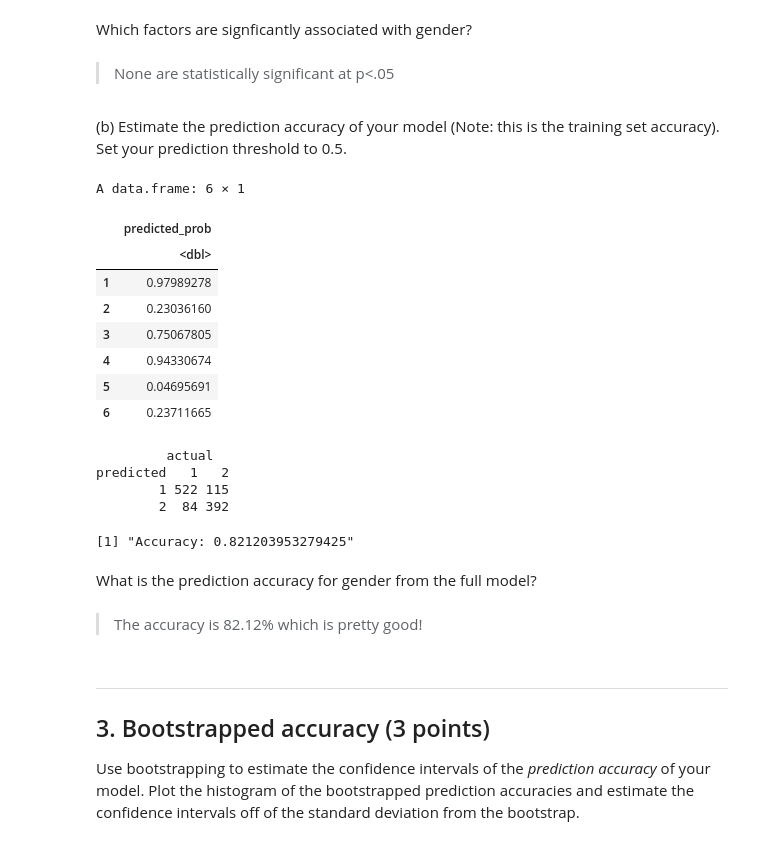
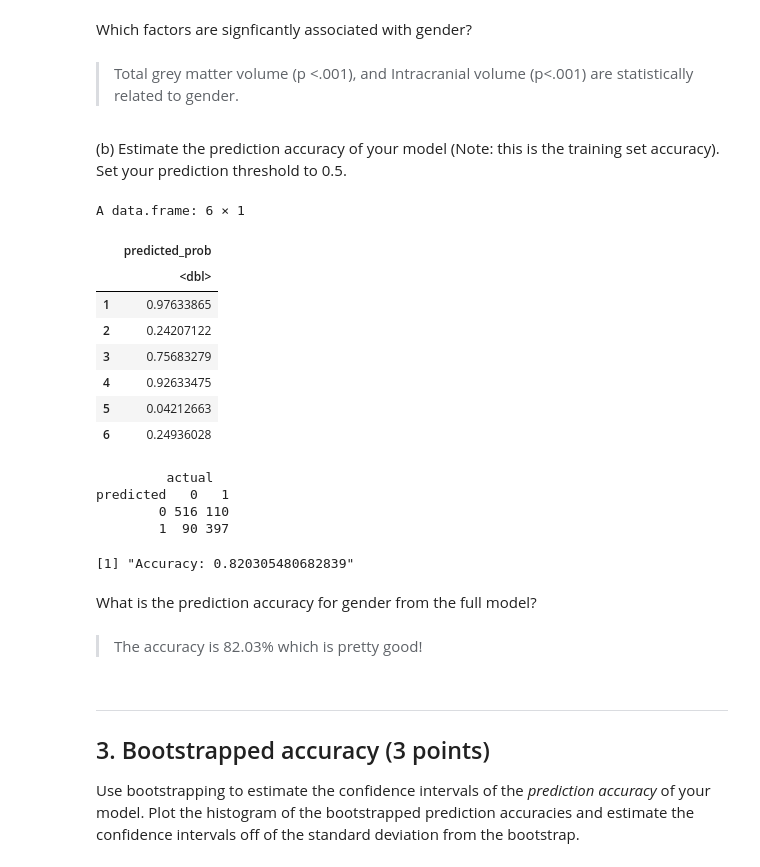
Before and after one commit to tardifmc/Tardif_DSPN_S22, a Jupyter notebook: Homework8.ipynb, the cells around one changed output. Saved outputs shown, nothing was run; the diff lists cells and outputs as text; code cells hidden in the pictures.

```diff
--- a/Homework8.ipynb
+++ b/Homework8.ipynb
@@ -78,10 +69,3 @@ What patterns do you observe in the scatter plot?
 We want to try predicting gender using the neural data you have loaded.
 
 (a) Run a logisic regression model to predict gender from total white matter volume, total grey matter volume, and intracranial volume.
-# %%
-d1$Gender <- as.factor(d1$Gender)
-
-
-#Run the log regression
-Log_reg_hcp <- glm(Gender ~ FS_Tot_WM_Vol*FS_Total_GM_Vol*FS_IntraCranial_Vol, data= d1, family = binomial)
-summary(Log_reg_hcp)
@@ -106,57 +124,61 @@ Number of Fisher Scoring iterations: 7
 # %% [markdown]
 Which factors are signficantly associated with gender?
-# %% [markdown]
-> None are statistically significant at p<.05
+# %% [markdown]
+> Total grey matter volume (p <.001), and Intracranial volume (p<.001) are statistically related to gender.
 # %% [markdown]
 (b) Estimate the prediction accuracy of your model (Note: this is the training set accuracy). Set your prediction threshold to 0.5.
 # %%
 # 2b) ##Can also  change the model to use the values in this matrix
 threshold = 0.50
-
-d2_predict = data.frame(predict(Log_reg_hcp, type = "response"))
+d1_predict = data.frame(predict(Log_reg_hcp, type = "response"))
 
 ## Rename the predicted values generated above to "predicted_prob" for ease of interpretability
-colnames(d2_predict) = c('predicted_prob')
-head(d2_predict)
+colnames(d1_predict) = c('predicted_prob')
+head(d1_predict)
 
 # Make a list of "Incorrect" responses (coded as 0)
-num_obs = nrow(d2)
-d2_predict$predicted_binary=rep(1,num_obs)
-d2_predict$predicted_binary[d2_predict$predicted_prob>threshold]= 2
+num_obs = nrow(d1)
+d1_predict$predicted_binary=rep(0,num_obs)
+d1_predict$predicted_binary[d1_predict$predicted_prob>threshold]= 1
 
 # Look at the prediction accuracy in form of confusion matrix table
-d2_conf = data.frame(d2_predict$predicted_binary, as.factor(d2$Gender))
-colnames(d2_conf) = c('predicted', 'actual')
-table(d2_conf)
+d1_conf = data.frame(d1_predict$predicted_binary, as.factor(d1$Gender))
+colnames(d1_conf) = c('predicted', 'actual')
+table(d1_conf)
+
+#            actual
+# predicted   0   1
+# 0          516 110
+# 1          0 397
 
 ## Abbreviated summary:
-## 522 predicted 0 actual F (true neg)
-## 115 predicted 0 actual M (false neg)
-## 84  predicted 1 actual F (false pos)
-## 392 predicted 1 actual M (true pos)
+## 516 predicted 0 actual F (true neg)
+## 110 predicted 0 actual M (false neg)
+## 90  predicted 1 actual F (false pos)
+## 397 predicted 1 actual M (true pos)
 
 ## Calculate the general accuracy of the model's predictions:
-print(paste("Accuracy:",mean(d2_conf$predicted == d2_conf$actual)))
+print(paste("Accuracy:",mean(d1_conf$predicted == d1_conf$actual)))
 # %% [output]
 A data.frame: 6 × 1
 |  | predicted_prob |
 |  | <dbl> |
-| 1 | 0.97989278 |
-| 2 | 0.23036160 |
-| 3 | 0.75067805 |
-| 4 | 0.94330674 |
-| 5 | 0.04695691 |
-| 6 | 0.23711665 |
+| 1 | 0.97633865 |
+| 2 | 0.24207122 |
+| 3 | 0.75683279 |
+| 4 | 0.92633475 |
+| 5 | 0.04212663 |
+| 6 | 0.24936028 |
          actual
-predicted   1   2
-        1 522 115
-        2  84 392
+predicted   0   1
+        0 516 110
+        1  90 397
-[1] "Accuracy: 0.821203953279425"
+[1] "Accuracy: 0.820305480682839"
 # %% [markdown]
 What is the prediction accuracy for gender from the full model?
 # %% [markdown]
 
-> The accuracy is 82.12% which is pretty good!
+> The accuracy is 82.03% which is pretty good!
 # %% [markdown]
 ---
 ## 3. Bootstrapped accuracy (3 points)
```
Also changed, not shown: parts of 6 cells of this notebook.
